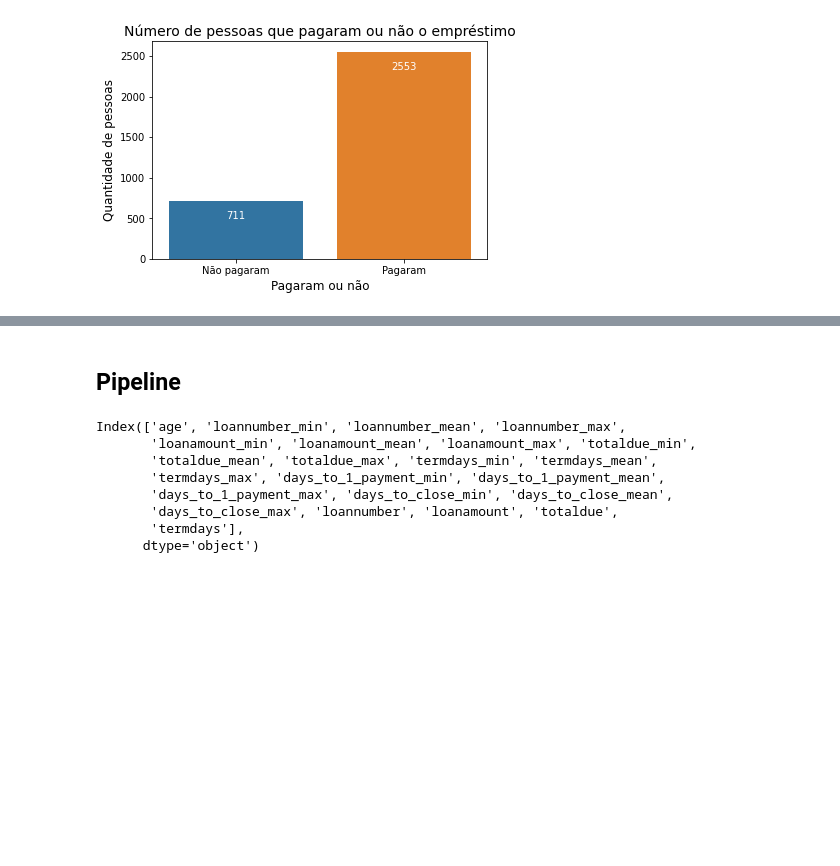
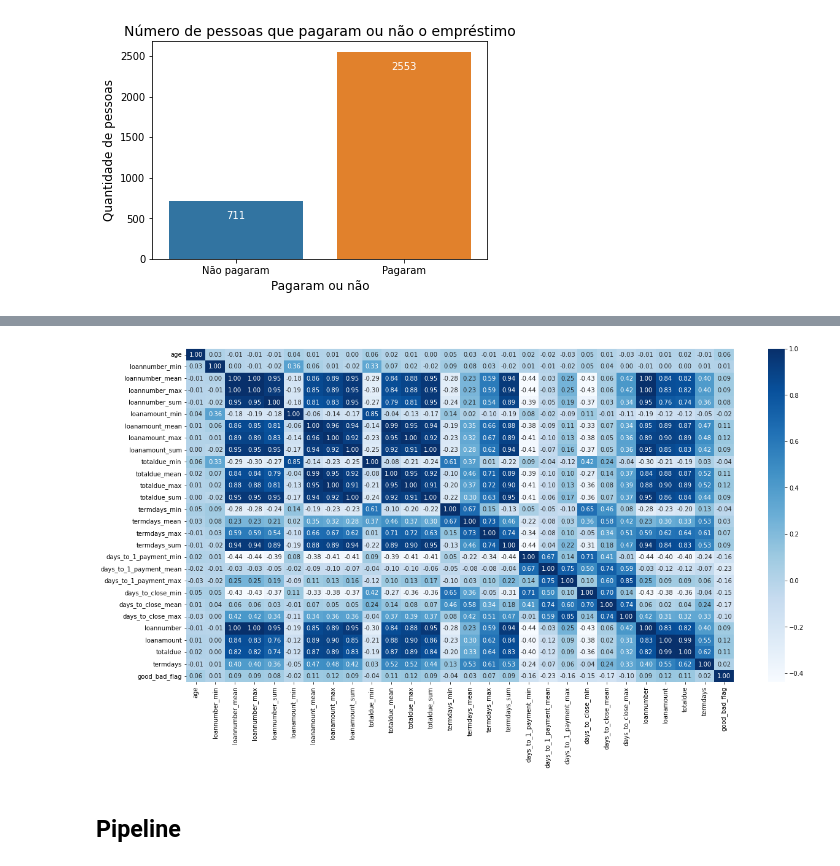
Before and after one commit to xandeea/Loan-Default-Prediction-Nigeria, a Jupyter notebook: Loan_Default_Prediction.ipynb, the cells around one changed output, grey strips where cells are left out. Saved outputs shown, nothing was run; the diff lists cells and outputs as text; code cells hidden in the pictures; blank space fills up the shorter version.

```diff
--- a/Loan_Default_Prediction.ipynb
+++ b/Loan_Default_Prediction.ipynb
@@ -274,3 +277,12 @@ plt.tight_layout()
+# %%
+fig = plt.figure(figsize=(20,10))
+sns.heatmap(df.corr(),
+            annot = True,
+            fmt = '.2f',
+            cmap='Blues')
+plt.show()
+# %% [output]
+[figure, added]
 # %% [markdown]
 ## **Pipeline**
 # %%
@@ -280,17 +292,6 @@ y = df['good_bad_flag']
 
 # separando a base em treino e teste
 X_train, X_test, y_train, y_test = train_test_split(x, y, test_size=0.3, random_state=7)
-# %%
-x.select_dtypes(['float64', 'int64']).columns
-# %% [output]
-Index(['age', 'loannumber_min', 'loannumber_mean', 'loannumber_max',
-       'loanamount_min', 'loanamount_mean', 'loanamount_max', 'totaldue_min',
-       'totaldue_mean', 'totaldue_max', 'termdays_min', 'termdays_mean',
-       'termdays_max', 'days_to_1_payment_min', 'days_to_1_payment_mean',
-       'days_to_1_payment_max', 'days_to_close_min', 'days_to_close_mean',
-       'days_to_close_max', 'loannumber', 'loanamount', 'totaldue',
-       'termdays'],
-      dtype='object')
 # %%
 # dividindo as colunas em numéricas e categóricas para o pipeline
 numeric_features = x.select_dtypes(['float64', 'int64']).columns
```
Also changed, not shown: parts of 14 cells of this notebook.
